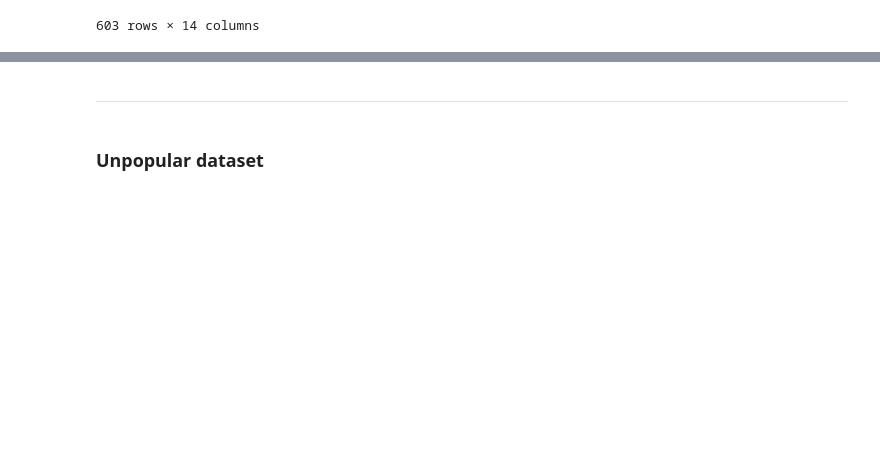
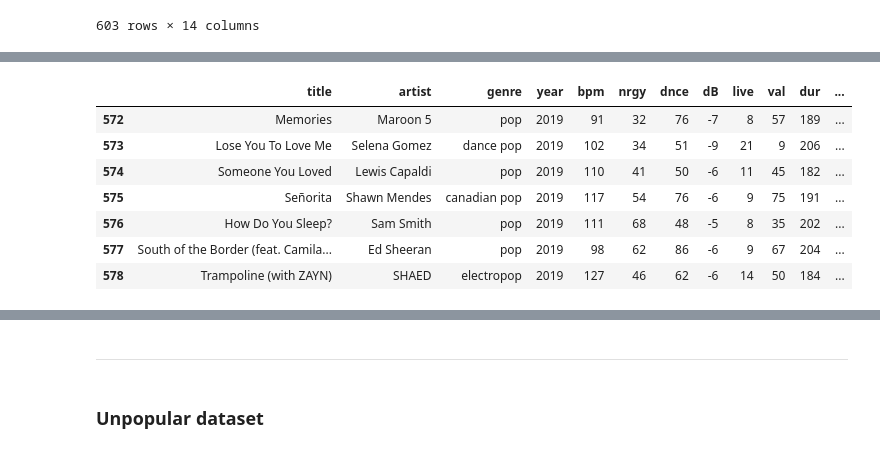
Before and after one commit to jodiambra/Code-Pudding, a Jupyter notebook: notebook.ipynb, the cells around one changed output, grey strips where cells are left out. Drawn from its saved outputs; the diff is of its cells as text; code cells hidden in the pictures; blank space fills up the shorter version.

```diff
--- a/notebook.ipynb
+++ b/notebook.ipynb
@@ -207,2 +279,11 @@ top10.corr()
 # %%
-top10.query()
+top10.query('pop > 90')
+# %% [output]
+|  | title | artist | genre | year | bpm | nrgy | dnce | dB | live | val | dur | ... |
+| 572 | Memories | Maroon 5 | pop | 2019 | 91 | 32 | 76 | -7 | 8 | 57 | 189 | ... |
+| 573 | Lose You To Love Me | Selena Gomez | dance pop | 2019 | 102 | 34 | 51 | -9 | 21 | 9 | 206 | ... |
+| 574 | Someone You Loved | Lewis Capaldi | pop | 2019 | 110 | 41 | 50 | -6 | 11 | 45 | 182 | ... |
+| 575 | Señorita | Shawn Mendes | canadian pop | 2019 | 117 | 54 | 76 | -6 | 9 | 75 | 191 | ... |
+| 576 | How Do You Sleep? | Sam Smith | pop | 2019 | 111 | 68 | 48 | -5 | 8 | 35 | 202 | ... |
+| 577 | South of the Border (feat. Camila... | Ed Sheeran | pop | 2019 | 98 | 62 | 86 | -6 | 9 | 67 | 204 | ... |
+| 578 | Trampoline (with ZAYN) | SHAED | electropop | 2019 | 127 | 46 | 62 | -6 | 14 | 50 | 184 | ... |
```
Also changed, not shown: parts of 40 cells of this notebook.
